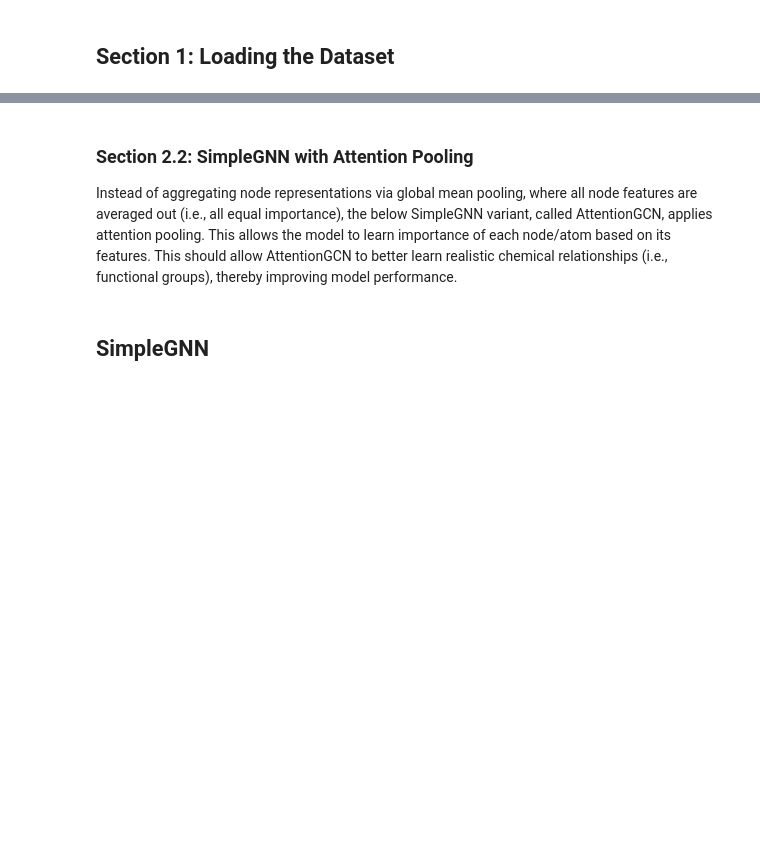
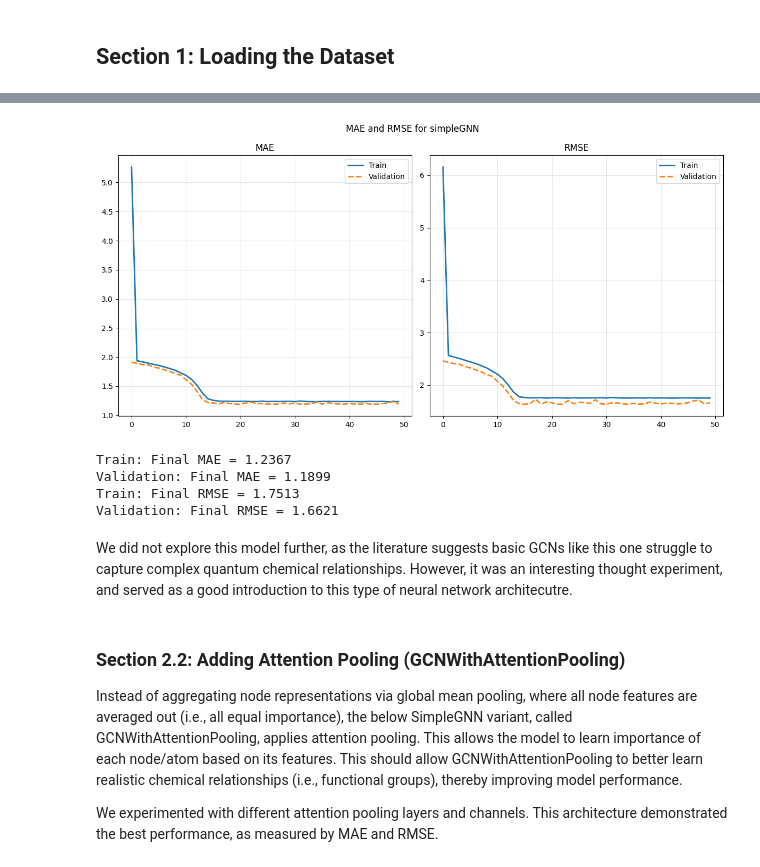
Before and after one commit to yasheshak/Chem-277B-Final-Project, a Jupyter notebook: simpleGNN/simpleGNN.ipynb, the cells around one changed output, grey strips where cells are left out. Cells and saved outputs as stored; diff of their text form; code cells hidden in the pictures; blank space fills up the shorter version.

```diff
--- a/simpleGNN/simpleGNN.ipynb
+++ b/simpleGNN/simpleGNN.ipynb
@@ -48,7 +49,7 @@ def train_model(model, train_loader, val_loader, loss_fn, optimizer,        # co
 
             # inputs [x, edge_index, batch]
             predictions = model(batch.x, batch.edge_index, batch.batch)
-            targets = batch.y.to(device) # reshape
+            targets = batch.y.reshape(-1).float() # reshape
 
             # compare to target and calculate loss
             loss = loss_fn(predictions, targets)
@@ -80,7 +81,7 @@ def train_model(model, train_loader, val_loader, loss_fn, optimizer,        # co
                 val_batch = val_batch.to(device)
 
                 val_predictions = model(val_batch.x, val_batch.edge_index, val_batch.batch).reshape(-1)
-                val_targets = val_batch.y.reshape(-1).float().to(device)
+                val_targets = val_batch.y.reshape(-1).float()
 
                 val_loss = loss_fn(val_predictions, val_targets)
 
@@ -183,7 +184,7 @@ def plot_train_val(history, model_name):
 my_path = '../../data'
 
 # --------- EDIT THIS VALUE TO CHANGE EFFECTIVE DATASET SIZE -------------
-max_mols = 500
+max_mols = 10000
 
 files_list = find_files(my_path)
 
@@ -243,4 +248,4 @@ class SimpleGNN(nn.Module):
 
 
     def forward(self, x, edge_index, batch):
-        return self.simpleGNN(x, edge_index, batch)
+        return self.simpleGNN(x, edge_index, batch).reshape(-1)
@@ -274,0 +252,27 @@ SimpleGNN(
+# %%
+# preliminary results for simpleGNN
+
+simpleGNN = SimpleGNN()
+
+my_lr = 1e-4 # decreasing this val -> smoother loss curves
+my_loss_fn = nn.SmoothL1Loss()
+my_optimizer = optim.Adam(simpleGNN.parameters(), lr=my_lr)
+
+history = train_model(
+    model = simpleGNN,
+    train_loader = train_loader,
+    val_loader = val_loader,
+    loss_fn = my_loss_fn,
+    optimizer = my_optimizer,
+    epochs = 50,
+    print_every = 10
+)
+
+plot_train_val(history, 'simpleGNN')
+
+print(f"Train: Final MAE = {history['train_mae'][-1]:.4f}")
+print(f"Validation: Final MAE = {history['val_mae'][-1]:.4f}")
+
+print(f"Train: Final RMSE = {history['train_rmse'][-1]:.4f}")
+print(f"Validation: Final RMSE = {history['val_rmse'][-1]:.4f}")
+# %% [output]
@@ -275,6 +284,15 @@ SimpleGNN(
+[figure, added]
+Train: Final MAE = 1.2367
+Validation: Final MAE = 1.1899
+Train: Final RMSE = 1.7513
+Validation: Final RMSE = 1.6621
+# %% [markdown]
+We did not explore this model further, as the literature suggests basic GCNs like this one struggle to capture complex quantum chemical relationships. However, it was an interesting thought experiment, and served as a good introduction to this type of neural network architecutre.
 # %% [markdown]
-###  Section 2.2: SimpleGNN with Attention Pooling
+###  Section 2.2: Adding Attention Pooling (GCNWithAttentionPooling)
 
-Instead of aggregating node representations via global mean pooling, where all node features are averaged out (i.e., all equal importance), the below SimpleGNN variant, called AttentionGCN, applies attention pooling. This allows the model to learn importance of each node/atom based on its features. This should allow AttentionGCN to better learn realistic chemical relationships (i.e., functional groups), thereby improving model performance.
+Instead of aggregating node representations via global mean pooling, where all node features are averaged out (i.e., all equal importance), the below SimpleGNN variant, called GCNWithAttentionPooling, applies attention pooling. This allows the model to learn importance of each node/atom based on its features. This should allow GCNWithAttentionPooling to better learn realistic chemical relationships (i.e., functional groups), thereby improving model performance.
+
+We experimented with different attention pooling layers and channels. This architecture demonstrated the best performance, as measured by MAE and RMSE.
 # %%
 # inherit from nn.Module
@@ -313,5 +333,3 @@ class AttentionGCN(nn.Module):
 
     def forward(self, x, edge_index, batch):
         return self.attention(x, edge_index, batch).reshape(-1)
-# %% [markdown]
-## SimpleGNN
```
Also changed, not shown: parts of 22 cells of this notebook.
